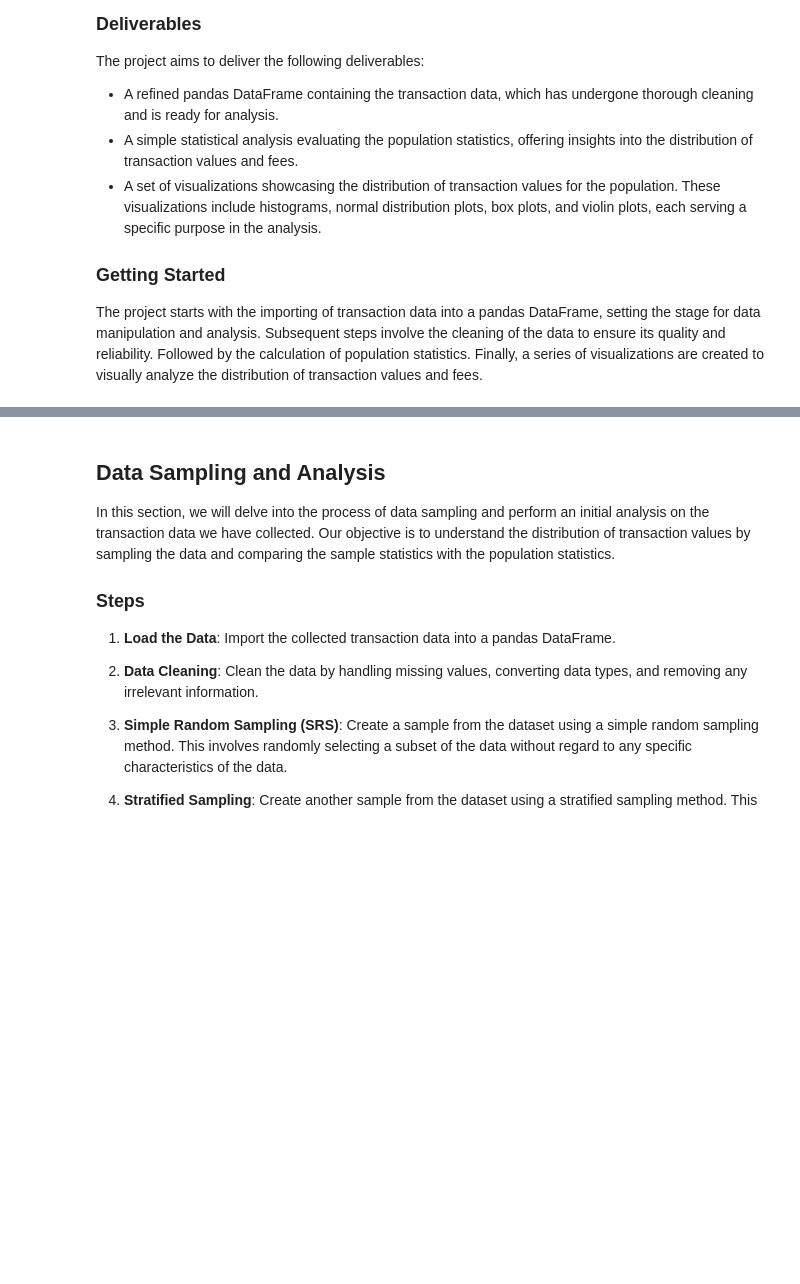
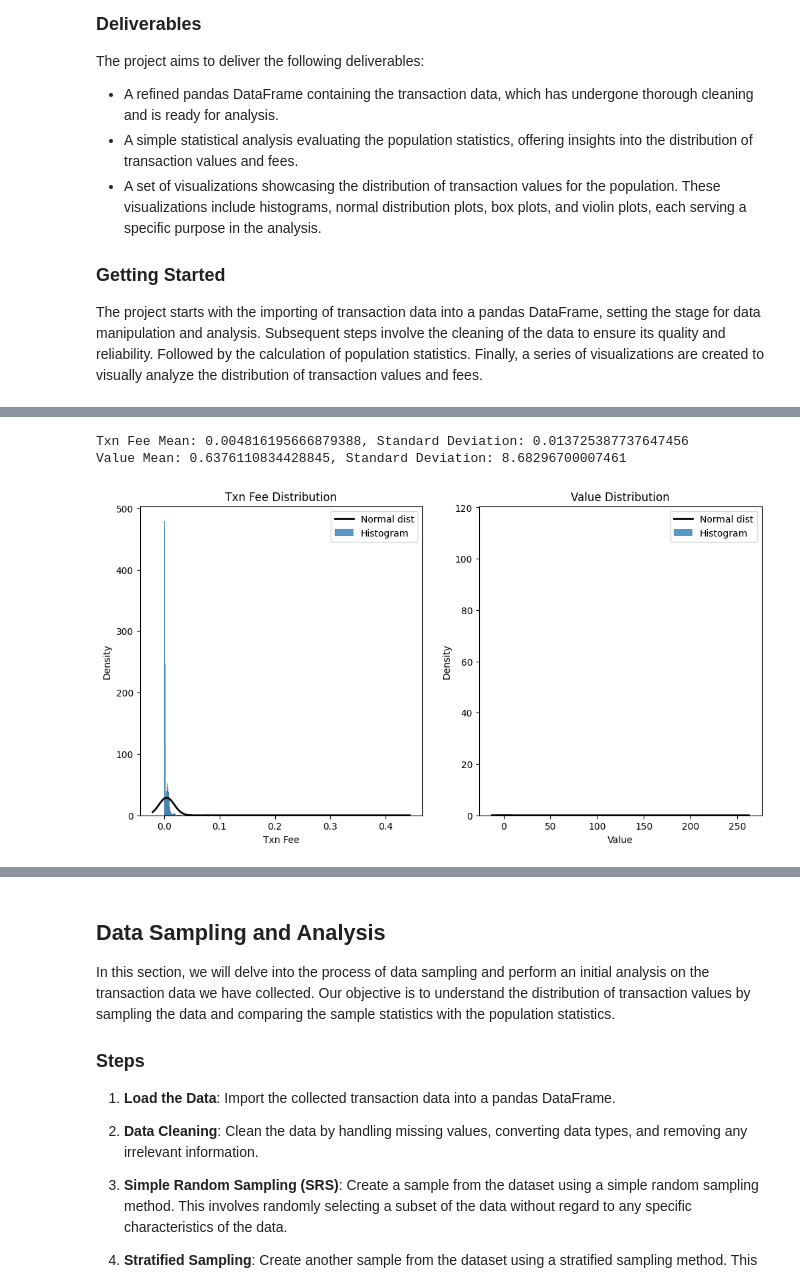
Before and after one commit to F102M8/data_science-CA0-1, a Jupyter notebook: CA0.ipynb, the cells around one changed output, grey strips where cells are left out. Cells and saved outputs as stored; diff of their text form; code cells hidden in the pictures; blank space fills up the shorter version.

```diff
--- a/CA0.ipynb
+++ b/CA0.ipynb
@@ -221,7 +212,7 @@ df.head()
 | 4 | 4 | NaN | 0xcce46e20846a54aee0a75297514a358... | Sell Token For T... | 19345687 | 27 secs ago | 0x12f671c9...0C239c470 | NaN | 0x: Exchange Proxy | 0 ETH | ... |
 # %%
 df['Txn Fee'] = pd.to_numeric(df['Txn Fee'], errors='coerce')
-filtered_df = df[df['Value'].apply(lambda x: x.str.endswith('ETH').any())]
+filtered_df = df[df['Value'].str.endswith('ETH')]
 filtered_df['Value'] = filtered_df['Value'].str.replace(' ETH', '').astype(float)
 df.drop([], axis=1, inplace=True)
 # %% [output]
@@ -228,0 +233,4 @@ AttributeError: 'str' object has no attribute 'str'
+# %%
+filtered_df.drop_duplicates(inplace=True)
+filtered_df.dropna(subset=['Txn Fee', 'Value'], inplace=True)
+filtered_df.head()
@@ -228,0 +252,33 @@ AttributeError: 'str' object has no attribute 'str'
+# %%
+txn_fee_mean = filtered_df['Txn Fee'].mean()
+txn_fee_std = filtered_df['Txn Fee'].std()
+
+value_mean = filtered_df['Value'].mean()
+value_std = filtered_df['Value'].std()
+
+print(f"Txn Fee Mean: {txn_fee_mean}, Standard Deviation: {txn_fee_std}")
+print(f"Value Mean: {value_mean}, Standard Deviation: {value_std}")
+# %% [output]
+Txn Fee Mean: 0.004816195666879388, Standard Deviation: 0.013725387737647456
+Value Mean: 0.6376110834428845, Standard Deviation: 8.68296700007461
+# %%
+def plot_histogram_and_normal_dist(column, bin_size='auto', title=''):
+    sns.histplot(filtered_df[column], bins=bin_size, kde=False, stat='density', label='Histogram')
+    xmin, xmax = plt.xlim()
+    x = np.linspace(xmin, xmax, 100)
+    p = norm.pdf(x, filtered_df[column].mean(), filtered_df[column].std())
+    plt.plot(x, p, 'k', linewidth=2, label='Normal dist')
+    title = title or f'Distribution of {column}'
+    plt.title(title)
+    plt.legend()
+
+plt.figure(figsize=(12, 6))
+plt.subplot(1, 2, 1)
+plot_histogram_and_normal_dist('Txn Fee', title='Txn Fee Distribution')
+
+plt.subplot(1, 2, 2)
+plot_histogram_and_normal_dist('Value', title='Value Distribution')
+
+plt.show()
+# %% [output]
+[figure, added]
```
Also changed, not shown: parts of 5 cells of this notebook.
